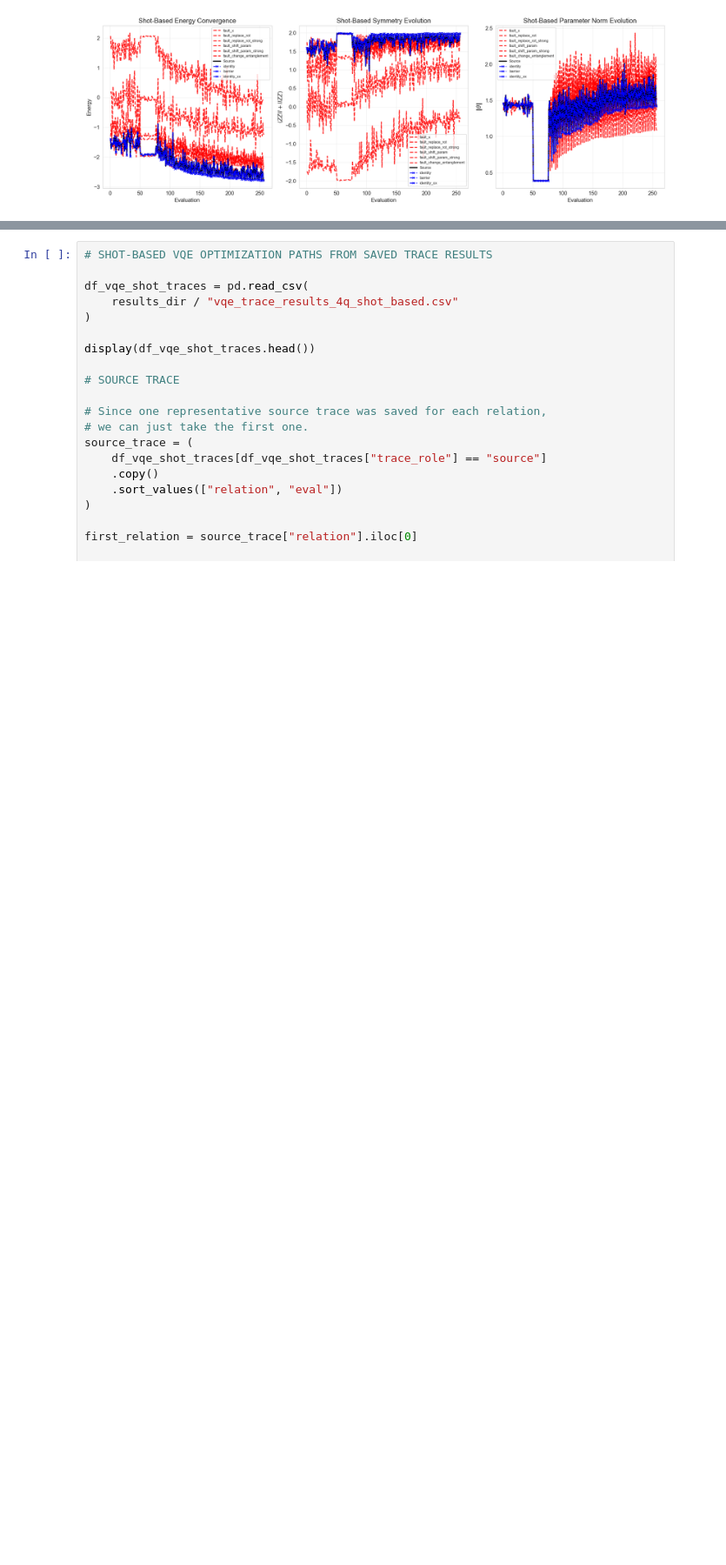
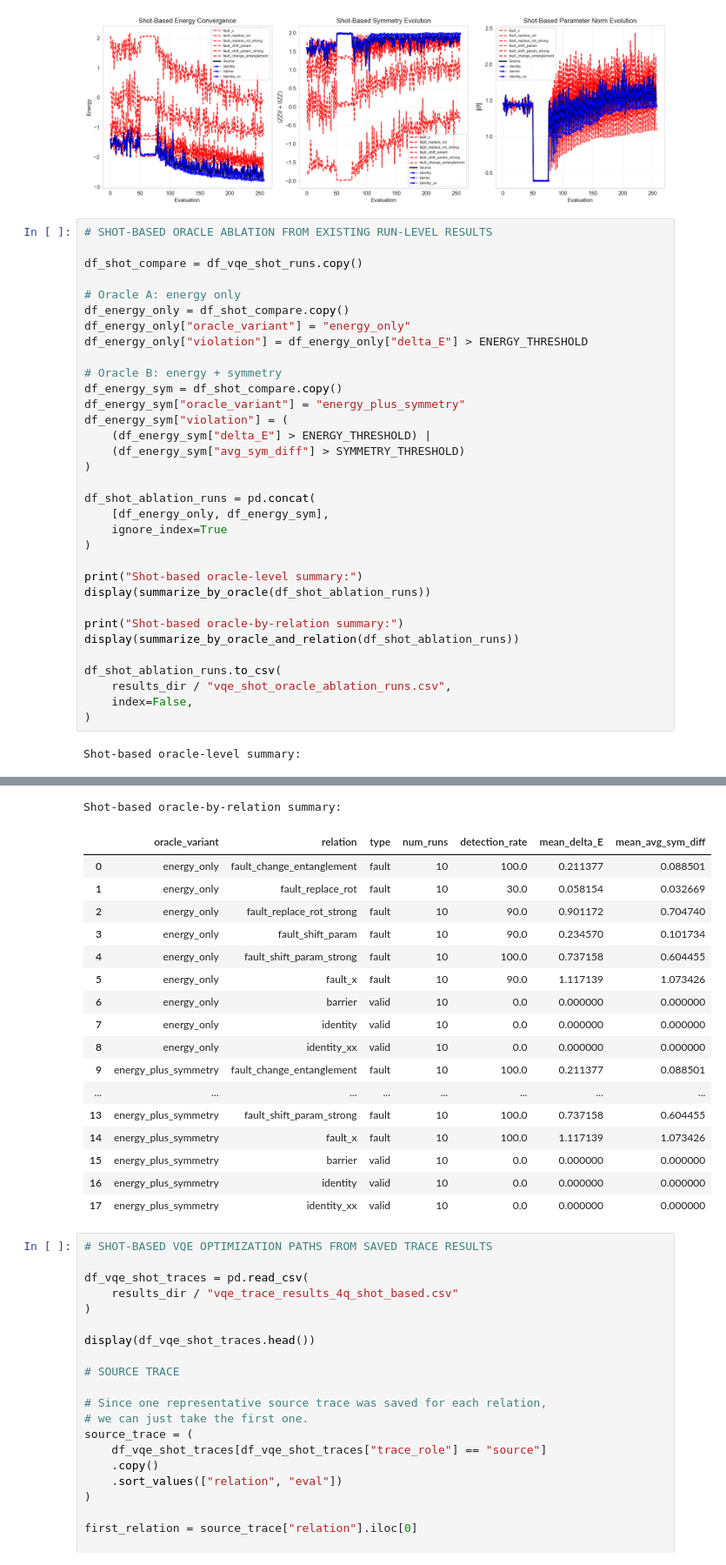
Before and after one commit to LiraCurri/metamorphic_quantum_testing, a Jupyter notebook: notebooks/04_vqe_shot-based_experiments.ipynb, the cells around one changed output, grey strips where cells are left out. Shown at 87% size. Cells and saved outputs as stored; diff of their text form; blank space fills up the shorter version.

Commit message:
Revise paper draft and update results

```diff
--- a/notebooks/04_vqe_shot-based_experiments.ipynb
+++ b/notebooks/04_vqe_shot-based_experiments.ipynb
@@ -653,3 +1010,38 @@ plt.savefig(
 plt.show()
 # %% [output]
 [figure]
+# %%
+# SHOT-BASED ORACLE ABLATION FROM EXISTING RUN-LEVEL RESULTS
+
+df_shot_compare = df_vqe_shot_runs.copy()
+
+# Oracle A: energy only
+df_energy_only = df_shot_compare.copy()
+df_energy_only["oracle_variant"] = "energy_only"
+df_energy_only["violation"] = df_energy_only["delta_E"] > ENERGY_THRESHOLD
+
+# Oracle B: energy + symmetry
+df_energy_sym = df_shot_compare.copy()
+df_energy_sym["oracle_variant"] = "energy_plus_symmetry"
+df_energy_sym["violation"] = (
+    (df_energy_sym["delta_E"] > ENERGY_THRESHOLD) |
+    (df_energy_sym["avg_sym_diff"] > SYMMETRY_THRESHOLD)
+)
+
+df_shot_ablation_runs = pd.concat(
+    [df_energy_only, df_energy_sym],
+    ignore_index=True
+)
+
+print("Shot-based oracle-level summary:")
+display(summarize_by_oracle(df_shot_ablation_runs))
+
+print("Shot-based oracle-by-relation summary:")
+display(summarize_by_oracle_and_relation(df_shot_ablation_runs))
+
+df_shot_ablation_runs.to_csv(
+    results_dir / "vqe_shot_oracle_ablation_runs.csv",
+    index=False,
+)
+# %% [output]
+Shot-based oracle-level summary:
@@ -656,3 +1051,21 @@ plt.show()
+Shot-based oracle-by-relation summary:
+|  | oracle_variant | relation | type | num_runs | detection_rate | mean_delta_E | mean_avg_sym_diff |
+| 0 | energy_only | fault_change_entanglement | fault | 10 | 100.0 | 0.211377 | 0.088501 |
+| 1 | energy_only | fault_replace_rot | fault | 10 | 30.0 | 0.058154 | 0.032669 |
+| 2 | energy_only | fault_replace_rot_strong | fault | 10 | 90.0 | 0.901172 | 0.704740 |
+| 3 | energy_only | fault_shift_param | fault | 10 | 90.0 | 0.234570 | 0.101734 |
+| 4 | energy_only | fault_shift_param_strong | fault | 10 | 100.0 | 0.737158 | 0.604455 |
+| 5 | energy_only | fault_x | fault | 10 | 90.0 | 1.117139 | 1.073426 |
+| 6 | energy_only | barrier | valid | 10 | 0.0 | 0.000000 | 0.000000 |
+| 7 | energy_only | identity | valid | 10 | 0.0 | 0.000000 | 0.000000 |
+| 8 | energy_only | identity_xx | valid | 10 | 0.0 | 0.000000 | 0.000000 |
+| 9 | energy_plus_symmetry | fault_change_entanglement | fault | 10 | 100.0 | 0.211377 | 0.088501 |
+| ... | ... | ... | ... | ... | ... | ... | ... |
+| 13 | energy_plus_symmetry | fault_shift_param_strong | fault | 10 | 100.0 | 0.737158 | 0.604455 |
+| 14 | energy_plus_symmetry | fault_x | fault | 10 | 100.0 | 1.117139 | 1.073426 |
+| 15 | energy_plus_symmetry | barrier | valid | 10 | 0.0 | 0.000000 | 0.000000 |
+| 16 | energy_plus_symmetry | identity | valid | 10 | 0.0 | 0.000000 | 0.000000 |
+| 17 | energy_plus_symmetry | identity_xx | valid | 10 | 0.0 | 0.000000 | 0.000000 |
 # %%
 # SHOT-BASED VQE OPTIMIZATION PATHS FROM SAVED TRACE RESULTS
 
```
Also changed, not shown: parts of 7 cells of this notebook, 30 other files.
